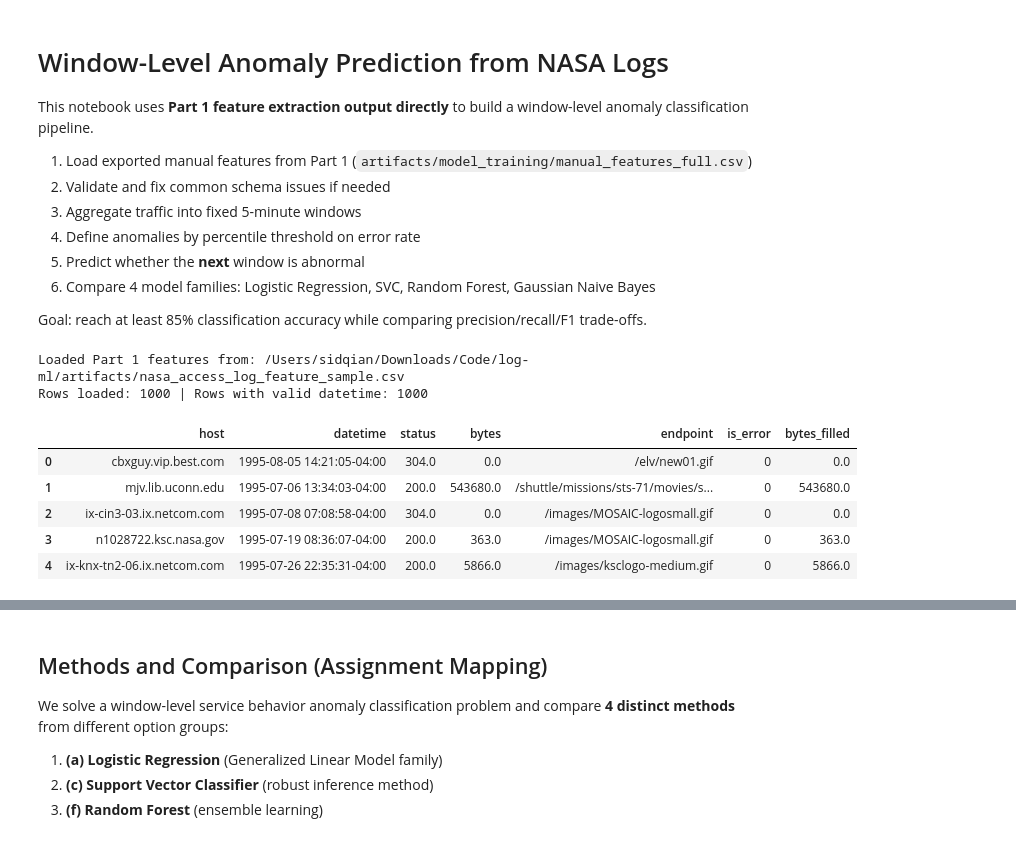
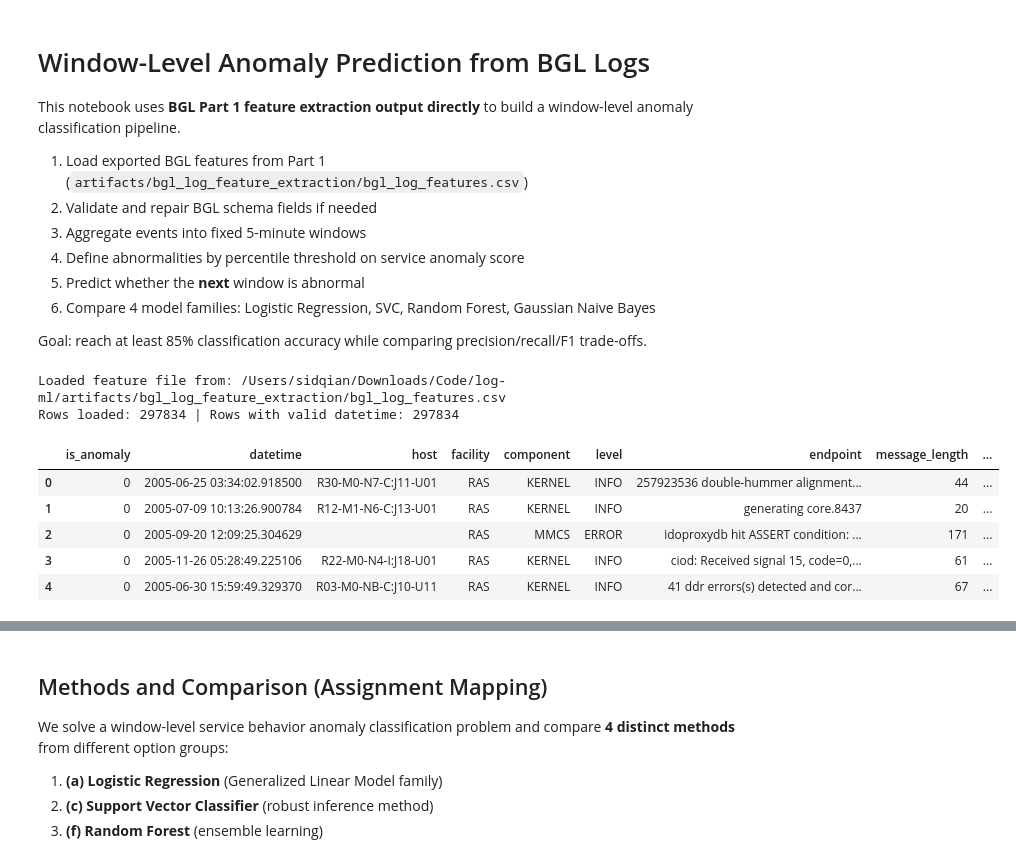
Before and after one commit to sidqian123/log-ml, a Jupyter notebook: notebooks/02_window_anomaly_classification.ipynb, the cells around one changed output, grey strips where cells are left out. Saved outputs shown, nothing was run; the diff lists cells and outputs as text; code cells hidden in the pictures.

Commit message:
updated training for BGL

```diff
--- a/notebooks/02_window_anomaly_classification.ipynb
+++ b/notebooks/02_window_anomaly_classification.ipynb
@@ -1,12 +1,12 @@
 # %% [markdown]
-# Window-Level Anomaly Prediction from NASA Logs
+# Window-Level Anomaly Prediction from BGL Logs
 
-This notebook uses **Part 1 feature extraction output directly** to build a window-level anomaly classification pipeline.
+This notebook uses **BGL Part 1 feature extraction output directly** to build a window-level anomaly classification pipeline.
 
-1. Load exported manual features from Part 1 (`artifacts/model_training/manual_features_full.csv`)
-2. Validate and fix common schema issues if needed
-3. Aggregate traffic into fixed 5-minute windows
-4. Define anomalies by percentile threshold on error rate
+1. Load exported BGL features from Part 1 (`artifacts/bgl_log_feature_extraction/bgl_log_features.csv`)
+2. Validate and repair BGL schema fields if needed
+3. Aggregate events into fixed 5-minute windows
+4. Define abnormalities by percentile threshold on service anomaly score
 5. Predict whether the **next** window is abnormal
 6. Compare 4 model families: Logistic Regression, SVC, Random Forest, Gaussian Naive Bayes
 
@@ -34,8 +34,8 @@ sns.set_theme(style='whitegrid')
 # %%
 project_root = Path('..').resolve()
 candidate_feature_files = [
-    project_root / 'artifacts' / 'model_training' / 'manual_features_full.csv',
-    project_root / 'artifacts' / 'nasa_access_log_feature_sample.csv',
+    project_root / 'artifacts' / 'bgl_log_feature_extraction' / 'bgl_log_features.csv',
+    project_root / 'artifacts' / 'hpc_log_feature_extraction' / 'hpc_log_features.csv',
 ]
 
 def is_lfs_pointer_csv(path: Path) -> bool:
@@ -48,54 +48,62 @@ selected_path = None
 for candidate in candidate_feature_files:
     if candidate.exists() and not is_lfs_pointer_csv(candidate):
         selected_path = candidate
         break
 
 if selected_path is None:
     raise FileNotFoundError(
-        'No usable Part 1 feature output found. Ensure Part 1 export is generated and LFS files are pulled.'
+        'No usable BGL/HPC feature output found. Ensure Notebook 04 export is generated and LFS files are pulled.'
     )
 
 available_cols = pd.read_csv(selected_path, nrows=0).columns.tolist()
-required_cols = ['datetime', 'host', 'endpoint']
-optional_cols = ['status', 'bytes_filled', 'is_error', 'bytes']
+required_cols = ['timestamp', 'location', 'message', 'is_anomaly']
+optional_cols = ['level', 'facility', 'component', 'template_id', 'template_frequency', 'message_length', 'message_token_count']
 
 missing_required = [c for c in required_cols if c not in available_cols]
 if missing_required:
     raise ValueError(
-        'Part 1 output format is missing required columns: ' + ', '.join(missing_required)
+        'Feature file is missing required columns: ' + ', '.join(missing_required)
     )
 
 usecols = [c for c in required_cols + optional_cols if c in available_cols]
 df_features = pd.read_csv(selected_path, usecols=usecols)
 
-# Format repairs for common Part 1 schema variants
+# Standardize field names expected by downstream pipeline
+df_features = df_features.rename(columns={'timestamp': 'datetime', 'location': 'host', 'message': 'endpoint'})
 df_features['datetime'] = pd.to_datetime(df_features['datetime'], errors='coerce')
-if 'bytes_filled' not in df_features.columns and 'bytes' in df_features.columns:
-    df_features['bytes_filled'] = pd.to_numeric(df_features['bytes'], errors='coerce').fillna(0)
-if 'is_error' not in df_features.columns and 'status' in df_features.columns:
-    status_numeric = pd.to_numeric(df_features['status'], errors='coerce')
-    df_features['is_error'] = (status_numeric >= 400).astype(int)
-if 'status' in df_features.columns:
-    df_features['status'] = pd.to_numeric(df_features['status'], errors='coerce')
-
-df_features['bytes_filled'] = pd.to_numeric(df_features.get('bytes_filled', 0), errors='coerce').fillna(0)
 df_features['endpoint'] = df_features['endpoint'].fillna('')
 df_features['host'] = df_features['host'].fillna('')
+
+if 'message_length' not in df_features.columns:
+    df_features['message_length'] = df_features['endpoint'].str.len().fillna(0)
+if 'message_token_count' not in df_features.columns:
+    df_features['message_token_count'] = df_features['endpoint'].str.split().str.len().fillna(0)
+if 'template_id' not in df_features.columns:
+    df_features['template_id'] = pd.factorize(df_features['endpoint'])[0]
+
+df_features['bytes_filled'] = pd.to_numeric(df_features['message_length'], errors='coerce').fillna(0)
+df_features['is_error'] = pd.to_numeric(df_features['is_anomaly'], errors='coerce').fillna(0).astype(int)
+
+if 'level' not in df_features.columns:
+    df_features['level'] = 'INFO'
+level_upper = df_features['level'].astype(str).str.upper()
+df_features['count_4xx_seed'] = level_upper.isin(['WARNING']).astype(int)
+df_features['count_5xx_seed'] = level_upper.isin(['ERROR', 'SEVERE', 'FATAL', 'FAILURE']).astype(int)
 
 before_drop = len(df_features)
 df_features = df_features.dropna(subset=['datetime']).copy()
 after_drop = len(df_features)
 
-print('Loaded Part 1 features from:', selected_path)
+print('Loaded feature file from:', selected_path)
 print('Rows loaded:', before_drop, '| Rows with valid datetime:', after_drop)
 df_features.head()
 # %% [output]
-Loaded Part 1 features from: /Users/sidqian/Downloads/Code/log-ml/artifacts/nasa_access_log_feature_sample.csv
-Rows loaded: 1000 | Rows with valid datetime: 1000
+Loaded feature file from: /Users/sidqian/Downloads/Code/log-ml/artifacts/bgl_log_feature_extraction/bgl_log_features.csv
+Rows loaded: 297834 | Rows with valid datetime: 297834
-|  | host | datetime | status | bytes | endpoint | is_error | bytes_filled |
-| 0 | cbxguy.vip.best.com | 1995-08-05 14:21:05-04:00 | 304.0 | 0.0 | /elv/new01.gif | 0 | 0.0 |
-| 1 | mjv.lib.uconn.edu | 1995-07-06 13:34:03-04:00 | 200.0 | 543680.0 | /shuttle/missions/sts-71/movies/s... | 0 | 543680.0 |
-| 2 | ix-cin3-03.ix.netcom.com | 1995-07-08 07:08:58-04:00 | 304.0 | 0.0 | /images/MOSAIC-logosmall.gif | 0 | 0.0 |
-| 3 | n1028722.ksc.nasa.gov | 1995-07-19 08:36:07-04:00 | 200.0 | 363.0 | /images/MOSAIC-logosmall.gif | 0 | 363.0 |
-| 4 | ix-knx-tn2-06.ix.netcom.com | 1995-07-26 22:35:31-04:00 | 200.0 | 5866.0 | /images/ksclogo-medium.gif | 0 | 5866.0 |
+|  | is_anomaly | datetime | host | facility | component | level | endpoint | message_length | ... |
+| 0 | 0 | 2005-06-25 03:34:02.918500 | R30-M0-N7-C:J11-U01 | RAS | KERNEL | INFO | 257923536 double-hummer alignment... | 44 | ... |
+| 1 | 0 | 2005-07-09 10:13:26.900784 | R12-M1-N6-C:J13-U01 | RAS | KERNEL | INFO | generating core.8437 | 20 | ... |
+| 2 | 0 | 2005-09-20 12:09:25.304629 |  | RAS | MMCS | ERROR | idoproxydb hit ASSERT condition: ... | 171 | ... |
+| 3 | 0 | 2005-11-26 05:28:49.225106 | R22-M0-N4-I:J18-U01 | RAS | KERNEL | INFO | ciod: Received signal 15, code=0,... | 61 | ... |
+| 4 | 0 | 2005-06-30 15:59:49.329370 | R03-M0-NB-C:J10-U11 | RAS | KERNEL | INFO | 41 ddr errors(s) detected and cor... | 67 | ... |
 # %%
```
Also changed, not shown: parts of 13 cells of this notebook, 2 other files.
